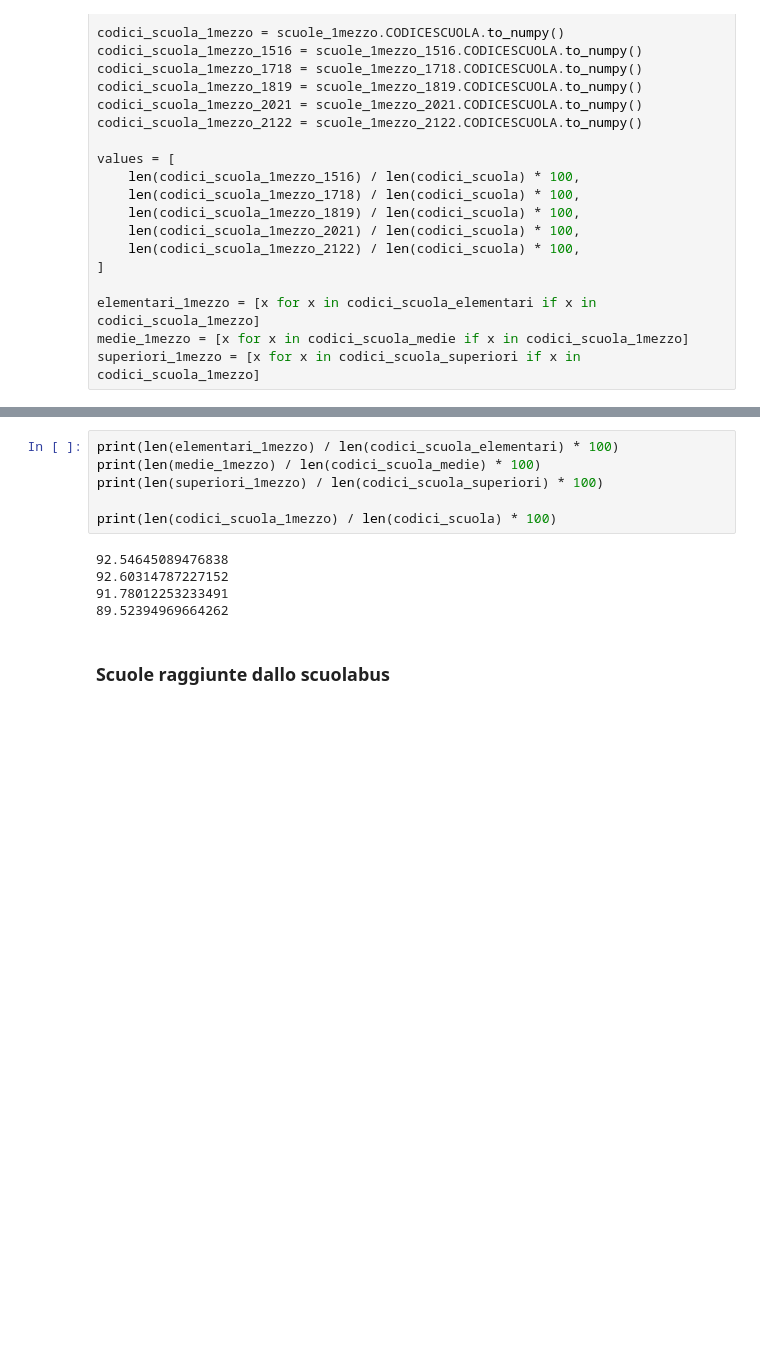
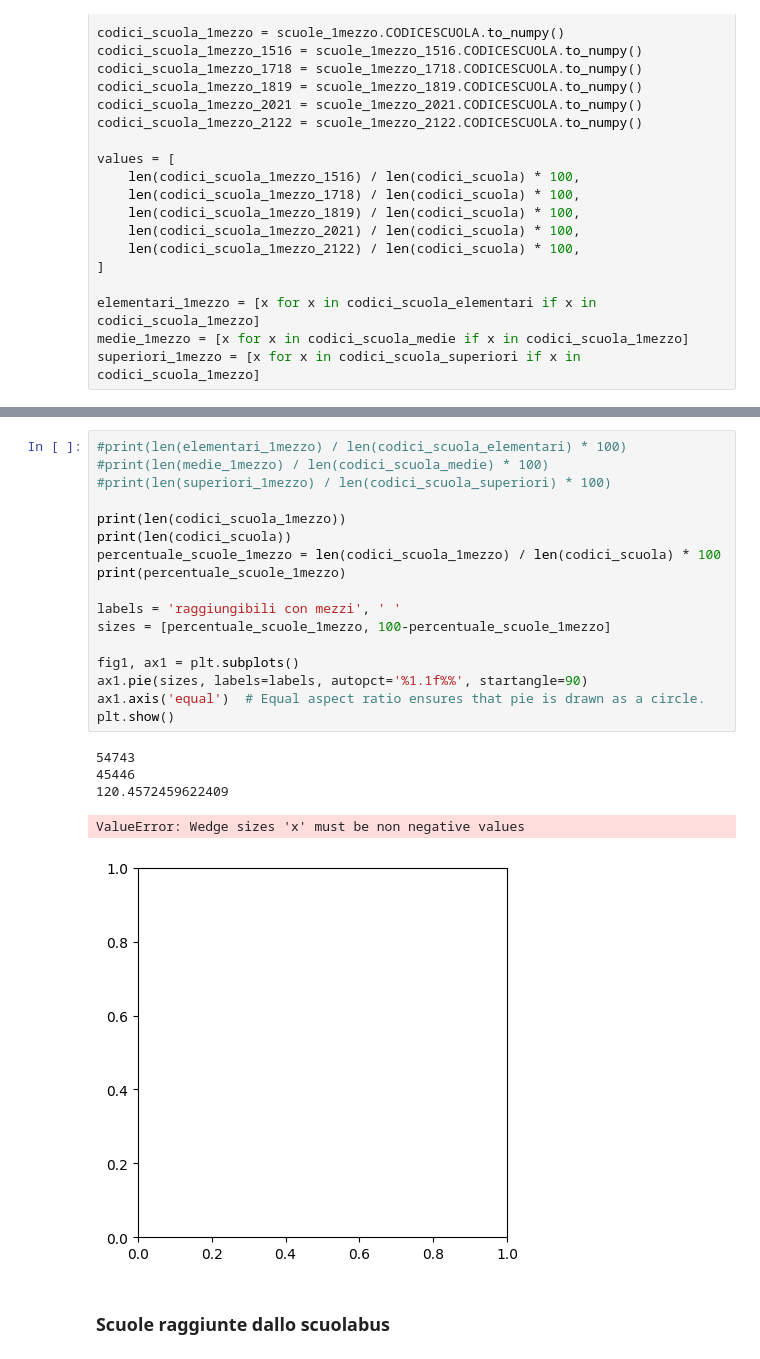
Before and after one commit to bolla99/datavis-project, a Jupyter notebook: notebook_bolla.ipynb, the cells around one changed output, grey strips where cells are left out. Cells and saved outputs as stored; diff of their text form; blank space fills up the shorter version.

```diff
--- a/notebook_bolla.ipynb
+++ b/notebook_bolla.ipynb
@@ -402,14 +427,26 @@ print(len(codici_scuola_superiori) / len(codici_scuola) * 100)
 # %%
-print(len(elementari_1mezzo) / len(codici_scuola_elementari) * 100)
-print(len(medie_1mezzo) / len(codici_scuola_medie) * 100)
-print(len(superiori_1mezzo) / len(codici_scuola_superiori) * 100)
+#print(len(elementari_1mezzo) / len(codici_scuola_elementari) * 100)
+#print(len(medie_1mezzo) / len(codici_scuola_medie) * 100)
+#print(len(superiori_1mezzo) / len(codici_scuola_superiori) * 100)
 
-print(len(codici_scuola_1mezzo) / len(codici_scuola) * 100)
+print(len(codici_scuola_1mezzo))
+print(len(codici_scuola))
+percentuale_scuole_1mezzo = len(codici_scuola_1mezzo) / len(codici_scuola) * 100
+print(percentuale_scuole_1mezzo)
+
+labels = 'raggiungibili con mezzi', ' '
+sizes = [percentuale_scuole_1mezzo, 100-percentuale_scuole_1mezzo]
+
+fig1, ax1 = plt.subplots()
+ax1.pie(sizes, labels=labels, autopct='%1.1f%%', startangle=90)
+ax1.axis('equal')  # Equal aspect ratio ensures that pie is drawn as a circle.
+plt.show()
 # %% [output]
-92.54645089476838
-92.60314787227152
-91.78012253233491
-89.52394969664262
+54743
+45446
+120.4572459622409
+ValueError: Wedge sizes 'x' must be non negative values
+[figure, added]
 # %% [markdown]
 ### Scuole raggiunte dallo scuolabus
 # %%
```
Also changed, not shown: parts of 9 cells of this notebook.
